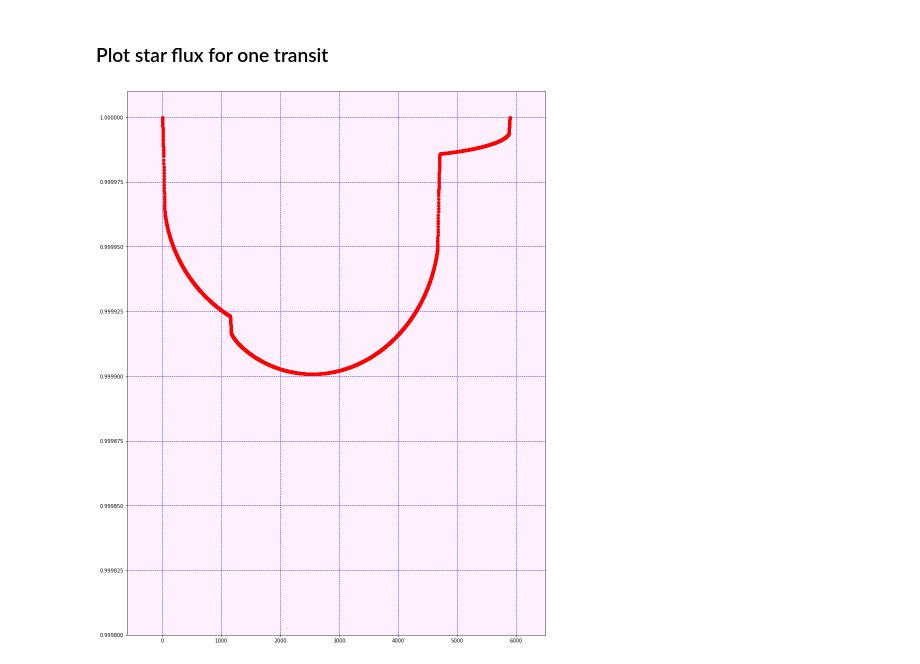
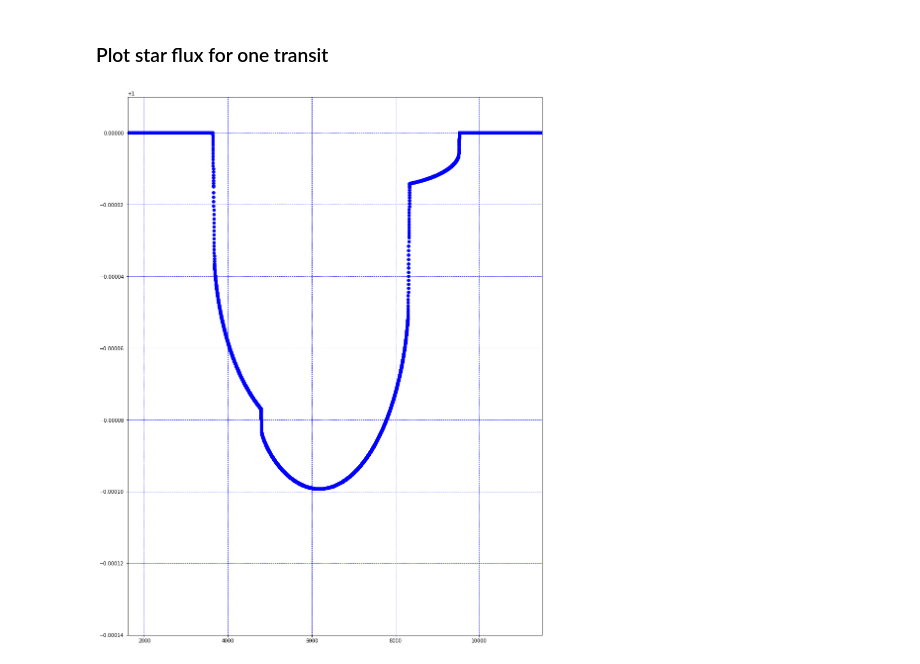
Before and after one commit to Rtut654/AstroProblems, a Jupyter notebook: SputnikMoment.ipynb, the cells around one changed output. Cells and saved outputs as stored; diff of their text form; code cells hidden in the pictures.

```diff
--- a/SputnikMoment.ipynb
+++ b/SputnikMoment.ipynb
@@ -29,7 +29,7 @@ import plotly.graph_objects as go
 # %% [markdown]
 ### Define all the constants i.e. star/planet/moons/noise
 # %%
-m=1;
+m=2;
 ms=[None]*3
 a=[None]*3
 Rsat=[None]*3
@@ -40,7 +40,7 @@ Mplanet=5.99*10**24#
 
 Mp=1#{Масса планеты в относительных единицах}
 ms[0]=1/81.3#{Масса спутника-1 в массах планеты}
-ms[1]=1/116.14#{Масса спутника-2 в массах планеты}
+ms[1]=1/95#{Масса спутника-2 в массах планеты}
 ms[2]=1/98#
 Ap=149598000# {Большая полуось орбиты планеты в км}
 Pp=31556952# {Период обращения планеты вокруг звезды в сек}
@@ -49,11 +49,11 @@ Rp=6400# {Радиус планеты в км}
 Rs=695000# {Радиус звезды в км}
 
 a[0]=384000#{Радиус орбиты спутника-1 в км}
-a[1]=192000#{Радиус орбиты спутника-2 в км}
+a[1]=200000#{Радиус орбиты спутника-2 в км}
 a[2]=699000#
 
-Rsat[0]=2738# {Радиус спутника-1 в км}
-Rsat[1]=1225# {Радиус спутника-2 в км}
+Rsat[0]=1738# {Радиус спутника-1 в км}
+Rsat[1]=1450# {Радиус спутника-2 в км}
 Rsat[2]=1950#
 Alb=0.3#
 s=100# {Число транзитов системы спутники-планета}
@@ -76,7 +76,7 @@ t1=[None]*s
 t2=[None]*s
 Xsp=[0]*m
 Xspprev=[0]*m
-djs1=[None]*m
+djs1=[0]*m
 tpl1=[None]*s
 tpl2=[None]*s
 Ω=[None]*m
@@ -127,8 +132,8 @@ for n in range(0,s):
 
     t=-T#
     while t<T: #by 10 second iteration
+        t=t+10#
 
-        t=t+10#
         Jo[n][int(t/10)]=1
 #         dt=dt+5
         Xplo=0#
@@ -195,6 +200,7 @@ for n in range(0,s):
             else:
                 v3=0
             djs1[0]=0
+            djs1[1]=0
             if v1>0 or v2>0:
 #                 Jo[n][int(t/10)]=Jo[n][int(t/10)]-djs[i]*0.5
 #             if v3>0:
@@ -207,7 +213,7 @@ for n in range(0,s):
             Jo[n][int(t/10)]=Jo[n][int(t/10)]-(1-0.65+0.65*np.sqrt(abs(1-(abs(Xsp[i]))*(abs(Xsp[i]))/Rs/Rs)))*(djs1[i]*v1+(djs[i]-djs1[i])*v2+djs[i]*v3)
 #             print(Jo[n][int(t/10)])
 #             print('v3=',v3)
-
+#             print('Jo1=',Jo[n][int(t/10)])
         v3=0 # what is it?
         v1=0
         v2=0
@@ -241,7 +247,8 @@ for n in range(0,s):
 
 #         v3=1
         Jo[n][int(t/10)]=Jo[n][int(t/10)]-(1-0.65+0.65*np.sqrt(abs(1-(abs(Xp))*(abs(Xp))/Rs/Rs)))*(djp1*v1+(djp-djp1)*v2+djp*v3)
-#         print('J=',Jo[n][int(t/10)])
+#         print('Jo2=',Jo[n][int(t/10)],'t=',t)
+# print('J=',Jo[n][int(t/10)])
 
 #             djp1=(S3/(np.pi*Rs*Rs))#
 
@@ -266,30 +423,30 @@ tpl2= [23550, 23550, 23550, 23550, 23550, 23550, 23550, 23550, 23550, 23550, 235
 curve=[]
 index=[]
 k=0
-for i in range(-4000,4040):
-    if Jo[2][i]!=1:
-        curve.append(Jo[2][i])
-        index.append(k)
-        k=k+1
+for i in range(-6000,6000):
+#     if Jo[2][i]!=1:
+    curve.append(Jo[2][i])
+    index.append(k)
+    k=k+1
 #         print('i=',i*10,Jo[2][i])
 # %%
 import matplotlib.pyplot as plt
 
 from os import path
 import matplotlib.backends.backend_pdf
 import matplotlib.dates as mdates
 
 
 f=plt.figure(figsize=[15,20])
-plt.gca().set_xlim([-600,6500])
-plt.gca().set_ylim([0.9998,1.00001])
+plt.gca().set_xlim([1600,11500])
+plt.gca().set_ylim([0.99986,1.00001])
 # plt.gca().xaxis.set_major_locator(mdates.DayLocator(interval=10000))
 
 ax = plt.gca()
-ax.set_facecolor((1.0, 0.94, 1))
-plt.plot(index,curve,'ro')
+ax.set_facecolor((1.0, 1, 1))
+plt.plot(index,curve,'bo')
 
 plt.grid(True,color='blue',linestyle="--")
 plt.show()
 # %% [output]
-[figure, old version]
+[figure, new version]
```
Also changed, not shown: parts of 9 cells of this notebook.
